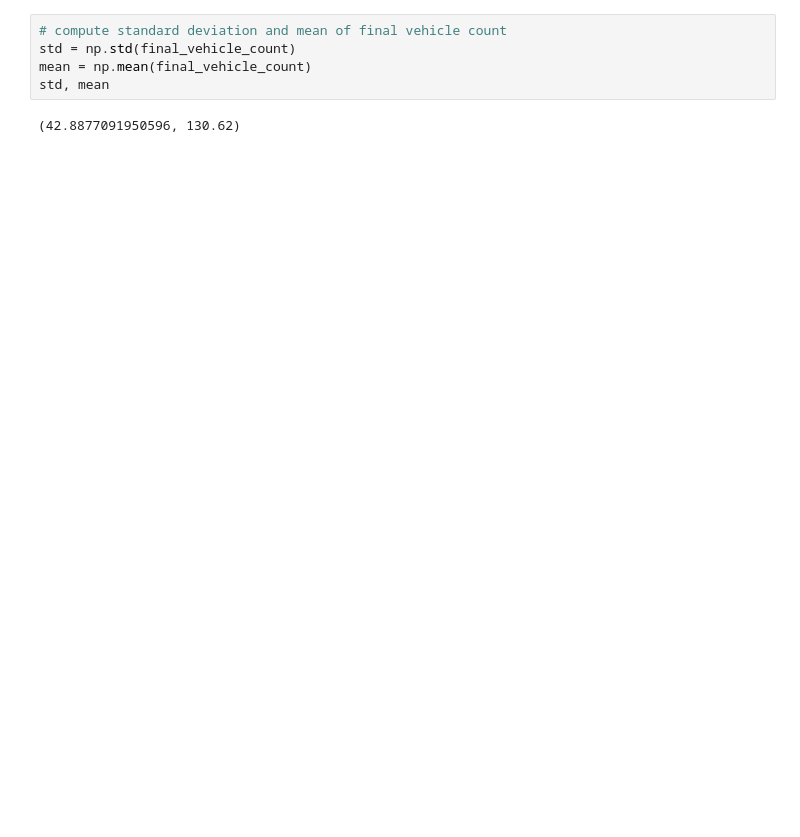
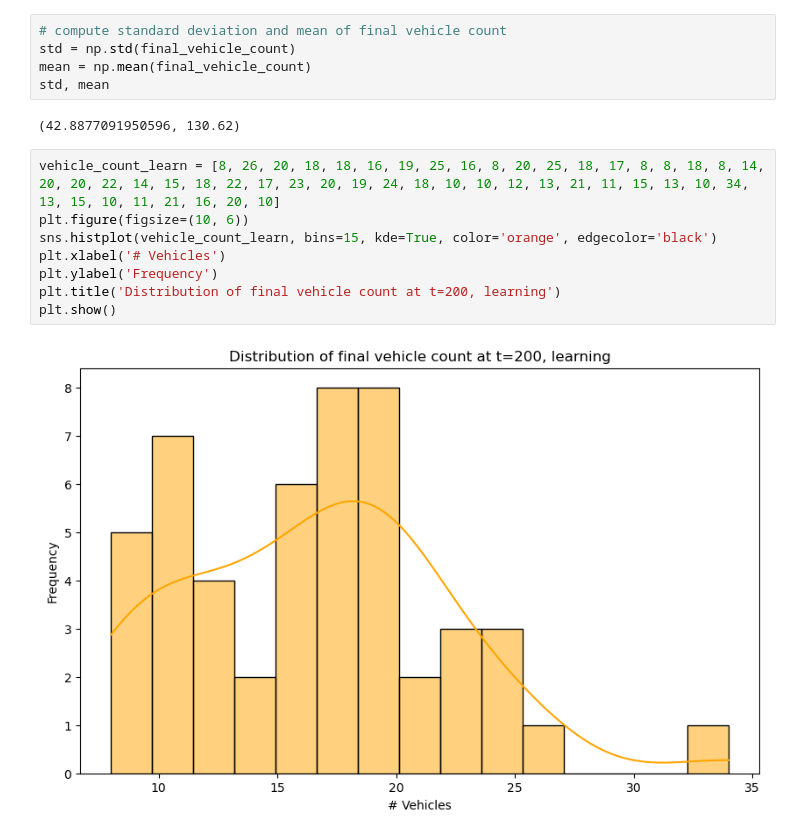
Before and after one commit to mauted/traffic-flow-optimization, a Jupyter notebook: control_analysis.ipynb, the cells around one changed output. Drawn from its saved outputs; the diff is of its cells as text; blank space fills up the shorter version.

```diff
--- a/control_analysis.ipynb
+++ b/control_analysis.ipynb
@@ -50,3 +47,13 @@ mean = np.mean(final_vehicle_count)
 std, mean
 # %% [output]
 (42.8877091950596, 130.62)
+# %%
+vehicle_count_learn = [8, 26, 20, 18, 18, 16, 19, 25, 16, 8, 20, 25, 18, 17, 8, 8, 18, 8, 14, 20, 20, 22, 14, 15, 18, 22, 17, 23, 20, 19, 24, 18, 10, 10, 12, 13, 21, 11, 15, 13, 10, 34, 13, 15, 10, 11, 21, 16, 20, 10]
+plt.figure(figsize=(10, 6))
+sns.histplot(vehicle_count_learn, bins=15, kde=True, color='orange', edgecolor='black')
+plt.xlabel('# Vehicles')
+plt.ylabel('Frequency')
+plt.title('Distribution of final vehicle count at t=200, learning')
+plt.show()
+# %% [output]
+[figure, added]
```
Also changed, not shown: parts of 3 cells of this notebook, 2 other files.
